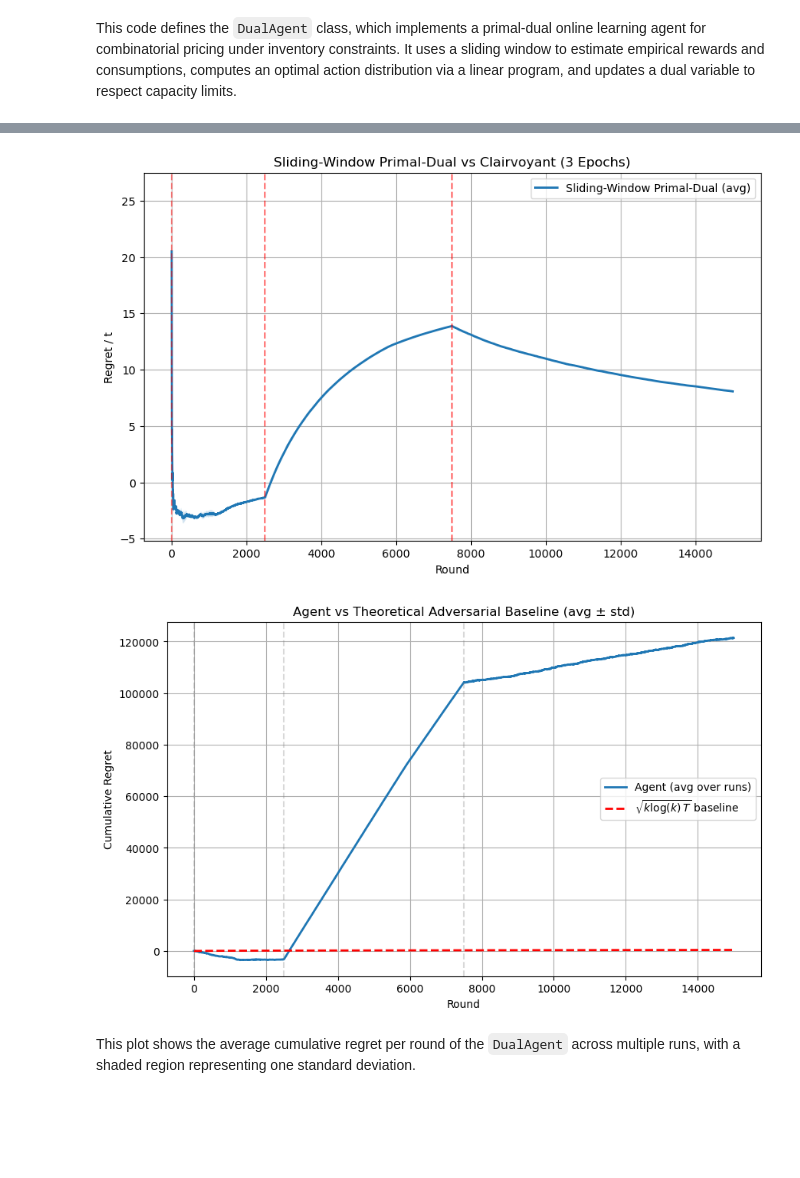
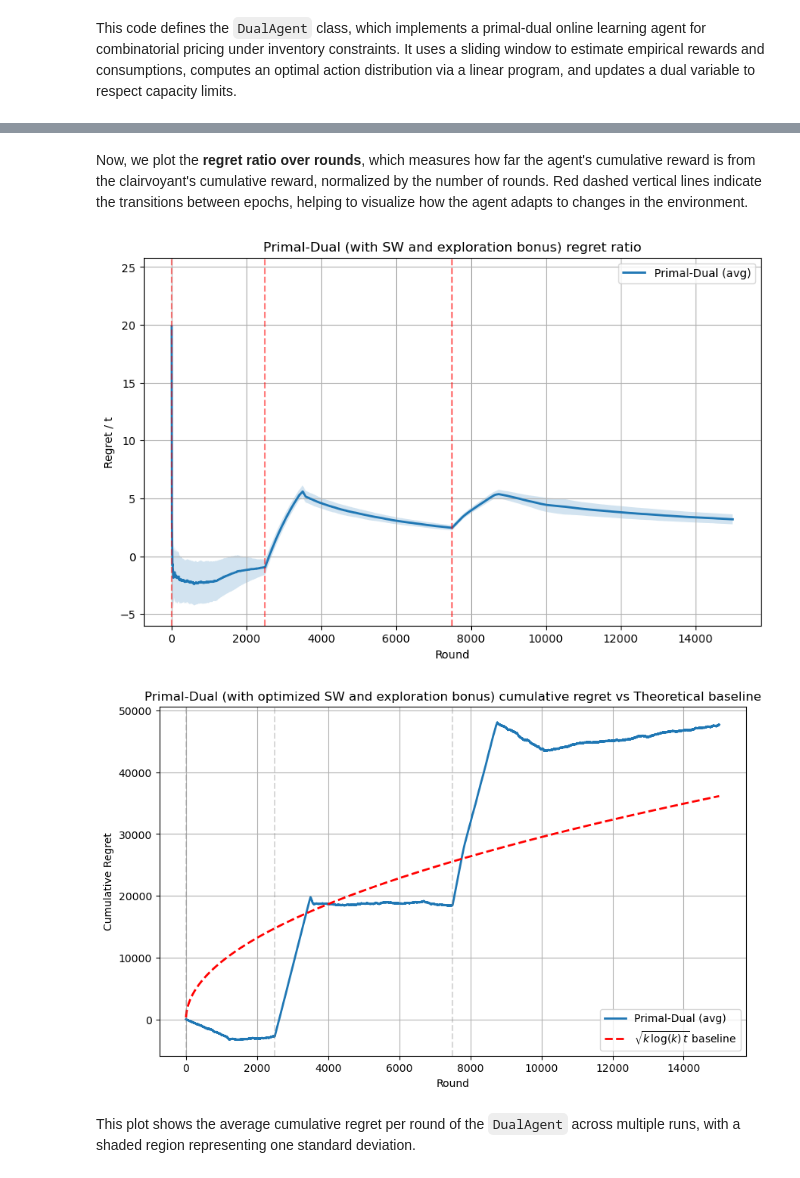
Before and after one commit to alessandrom10/Online_Learning_Applications_Project, a Jupyter notebook: Delivery/Req_5.ipynb, the cells around one changed output, grey strips where cells are left out. Saved outputs shown, nothing was run; the diff lists cells and outputs as text; code cells hidden in the pictures; blank space fills up the shorter version.

```diff
--- a/Delivery/Req_5.ipynb
+++ b/Delivery/Req_5.ipynb
@@ -434,10 +430,9 @@ N, P = intervals[0]['mu'].shape
 n_customers = 10
 
 T_total = l*3
-#window_size = round(0.35 * l)
-window_size = l*9
-#n_runs = 8
-n_runs = 2
+window_size = round(0.35 * l)
+#window_size = l*9
+n_runs = 8
 checkpoint_interval = 1000  # print checkpoint every 1000 rounds
 B = round(T_total * n_customers * N * 0.25)
 
@@ -570,4 +565,6 @@ Round 2000: Interval 0
 =======================
+# %% [markdown]
+Now, we plot the **regret ratio over rounds**, which measures how far the agent's cumulative reward is from the clairvoyant's cumulative reward, normalized by the number of rounds. Red dashed vertical lines indicate the transitions between epochs, helping to visualize how the agent adapts to changes in the environment.
 # %%
 import numpy as np
 import matplotlib.pyplot as plt
@@ -577,7 +574,7 @@ avg_regret_ratio = np.mean(all_regret_ratios, axis=0)
 std_regret_ratio = np.std(all_regret_ratios, axis=0)
 
 plt.figure(figsize=(10,6))
-plt.plot(range(T_total), avg_regret_ratio, lw=2, label="Sliding-Window Primal-Dual (avg)")
+plt.plot(range(T_total), avg_regret_ratio, lw=2, label="Primal-Dual (avg)")
 plt.fill_between(range(T_total),
                  avg_regret_ratio - std_regret_ratio,
                  avg_regret_ratio + std_regret_ratio,
@@ -586,7 +583,7 @@ for interval in intervals:
     plt.axvline(interval['start'], color='red', linestyle='--', alpha=0.5)
 plt.xlabel("Round")
 plt.ylabel("Regret / t")
-plt.title("Sliding-Window Primal-Dual vs Clairvoyant (3 Epochs)")
+plt.title("Primal-Dual (with SW and exploration bonus) regret ratio")
 plt.grid(True)
 plt.legend()
 plt.show()
@@ -594,40 +591,42 @@ plt.show()
 
 # --- 2) Agent cumulative regret vs theoretical adversarial baseline with avg ± std ---
 # Compute cumulative regret per run
 cumulative_regrets_all = []
 for run in range(n_runs):
     cumulative_regret_run = np.cumsum([clair_rewards[i] - agent_rewards[i] for i in range(T_total)])
     cumulative_regrets_all.append(cumulative_regret_run)
 
 cumulative_regrets_all = np.array(cumulative_regrets_all)
 avg_cum_regret = np.mean(cumulative_regrets_all, axis=0)
 std_cum_regret = np.std(cumulative_regrets_all, axis=0)
 
-# Theoretical adversarial baseline
+# Theoretical stochastic baseline
 k = max(1, N * P)
-theoretical_regret = np.sqrt(k * np.log(max(2, k)) * np.arange(1, T_total + 1))
+#theoretical_regret = np.sqrt(k * np.log(max(2, k)) * np.arange(1, T_total + 1))
+#theoretical_regret = np.log(np.arange(2, T_total + 2)) * 9 * 10
+theoretical_regret = np.sqrt(k * np.log(max(2, k)) * np.arange(1, T_total + 1)) * 9 * 10
 
 plt.figure(figsize=(10,6))
-plt.plot(range(T_total), avg_cum_regret, lw=2, label="Agent (avg over runs)")
+plt.plot(range(T_total), avg_cum_regret, lw=2, label="Primal-Dual (avg)")
 plt.fill_between(range(T_total),
                  avg_cum_regret - std_cum_regret,
                  avg_cum_regret + std_cum_regret,
                  alpha=0.2)
 plt.plot(range(1, T_total + 1), theoretical_regret, 'r--', lw=2,
-         label=r"$\sqrt{k \log(k) \, T}$ baseline")
+         label=r"$\sqrt{k \, \log(k) \, t}$ baseline")
 
 for interval in intervals:
     plt.axvline(interval['start'], color='gray', linestyle='--', alpha=0.3)
 
 plt.xlabel("Round")
 plt.ylabel("Cumulative Regret")
-plt.title("Agent vs Theoretical Adversarial Baseline (avg ± std)")
+plt.title("Primal-Dual (with optimized SW and exploration bonus) cumulative regret vs Theoretical baseline")
 plt.grid(True)
 plt.legend()
 plt.show()
 # %% [output]
-[figure, old version]
+[figure, new version]
-[figure, old version]
+[figure, new version]
 # %% [markdown]
 This plot shows the average cumulative regret per round of the `DualAgent` across multiple runs, with a shaded region representing one standard deviation.
 # %%
```
Also changed, not shown: parts of 11 cells of this notebook.
